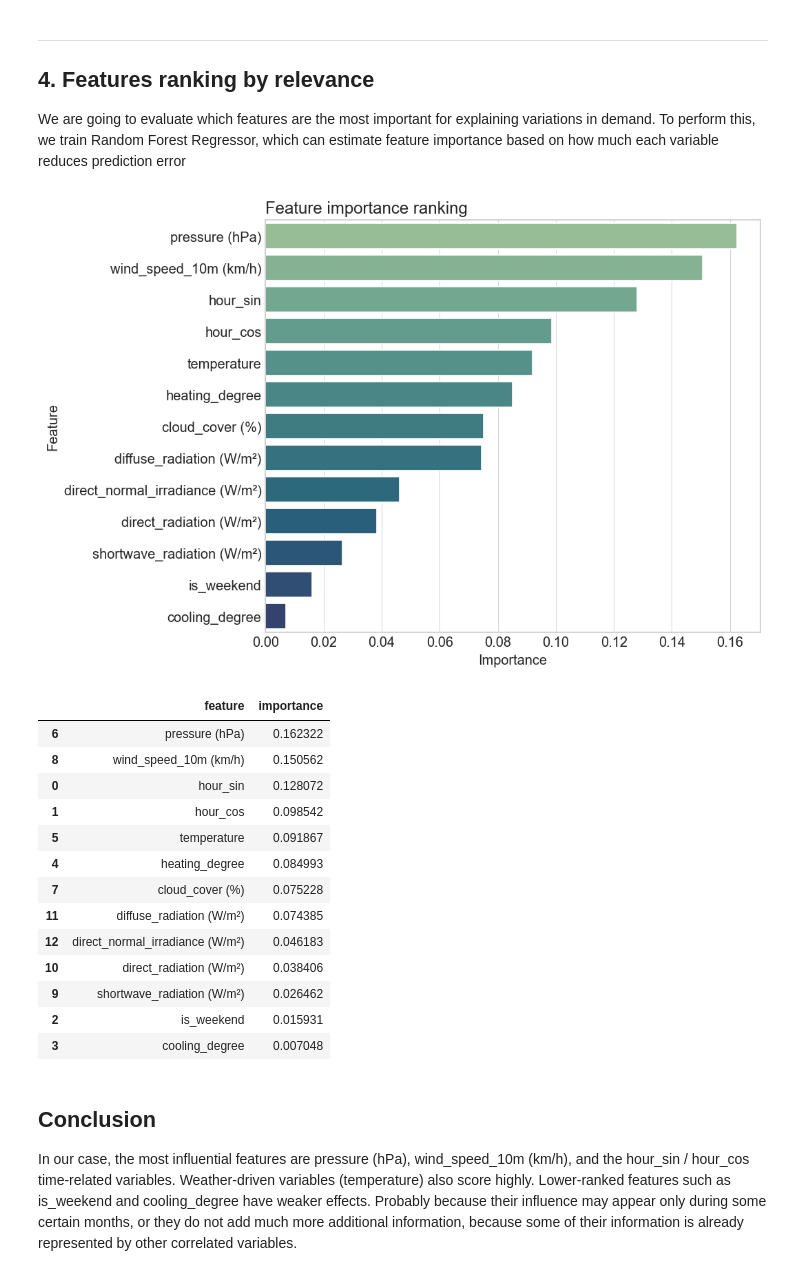
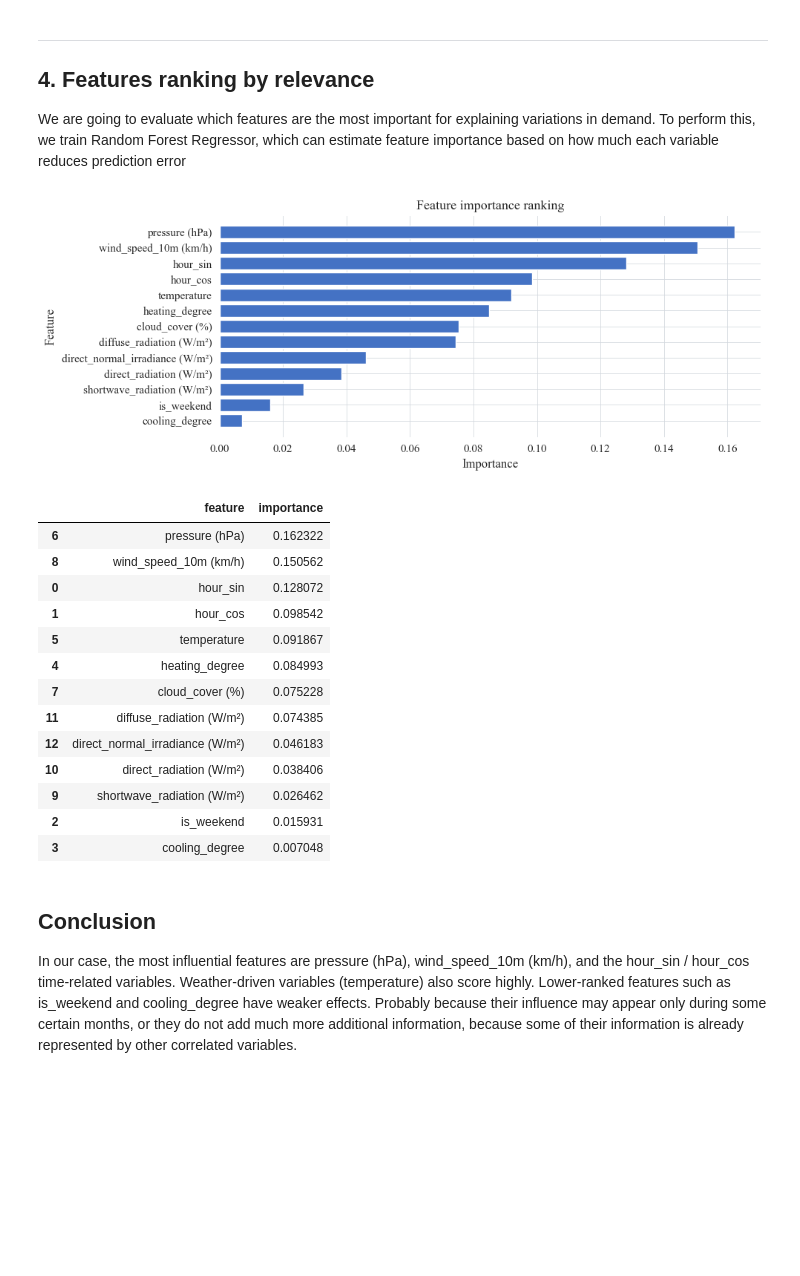
Before and after one commit to Danwerk/HomeEnergyManagementSystem, a Jupyter notebook: 05-feature-engineering.ipynb, the cells around one changed output. Drawn from its saved outputs; the diff is of its cells as text; code cells hidden in the pictures; blank space fills up the shorter version.

```diff
--- a/05-feature-engineering.ipynb
+++ b/05-feature-engineering.ipynb
@@ -207,29 +190,40 @@ save_table(features_table, "ex5_features_table.csv")
 ## 4. Features ranking by relevance
 We are going to evaluate which features are the most important for explaining variations in demand. To perform this, we train Random Forest Regressor, which can estimate feature importance based on how much each variable reduces prediction error
 # %%
+academic_style()
 clean = features.dropna(subset=["demand"])
 X = clean[selected_features].drop(columns=["demand"])
 y = clean["demand"]
 
 rf = RandomForestRegressor(n_estimators=120, random_state=42)
 rf.fit(X, y)
 
 importance = pd.DataFrame({
     "feature": X.columns,
     "importance": rf.feature_importances_
 }).sort_values(by="importance", ascending=False)
 
-fig, ax = plt.subplots(figsize=(9, 6))
-sns.barplot(x="importance", y="feature", data=importance, hue="feature", palette="crest", legend=False, ax=ax)
-plt.title("Feature importance ranking")
-plt.xlabel("Importance")
-plt.ylabel("Feature")
-plt.tight_layout()
+fig, ax = plt.subplots()
+
+ax.barh(
+    importance["feature"],
+    importance["importance"],
+    color=ENERGY_COLORS["grid"]
+)
+
+ax.set_title("Feature importance ranking")
+ax.set_xlabel("Importance")
+ax.set_ylabel("Feature")
+
+ax.invert_yaxis()  # et kõige olulisem oleks üleval
+
+fig.tight_layout()
+save_fig(fig, "ex5_fig4_feature_importance.svg")
 plt.show()
-save_fig(fig, "ex5_fig4_feature_importance.svg")
+
 display(importance)
 # %% [output]
-[figure, old version]
+[figure, new version]
 |  | feature | importance |
 | 6 | pressure (hPa) | 0.162322 |
 | 8 | wind_speed_10m (km/h) | 0.150562 |
```
Also changed, not shown: parts of 5 cells of this notebook, 15 other files.
